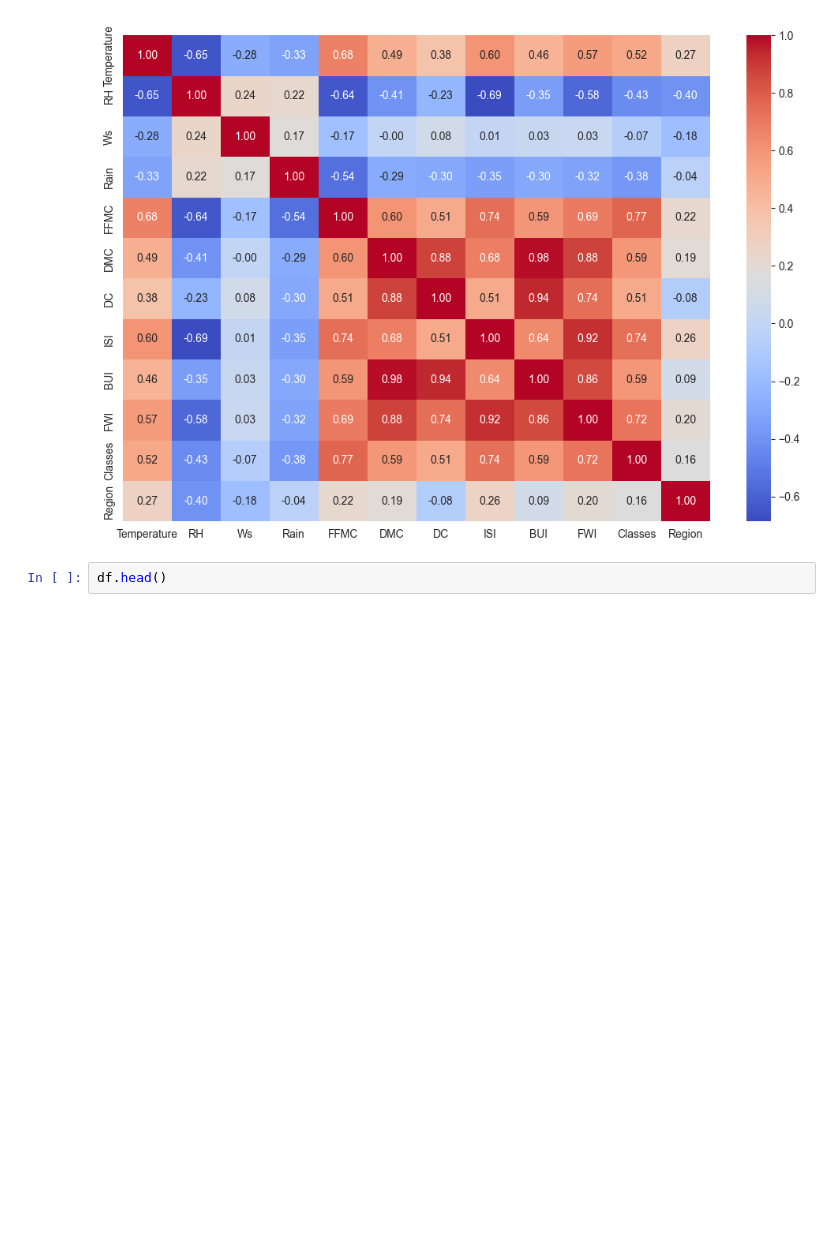
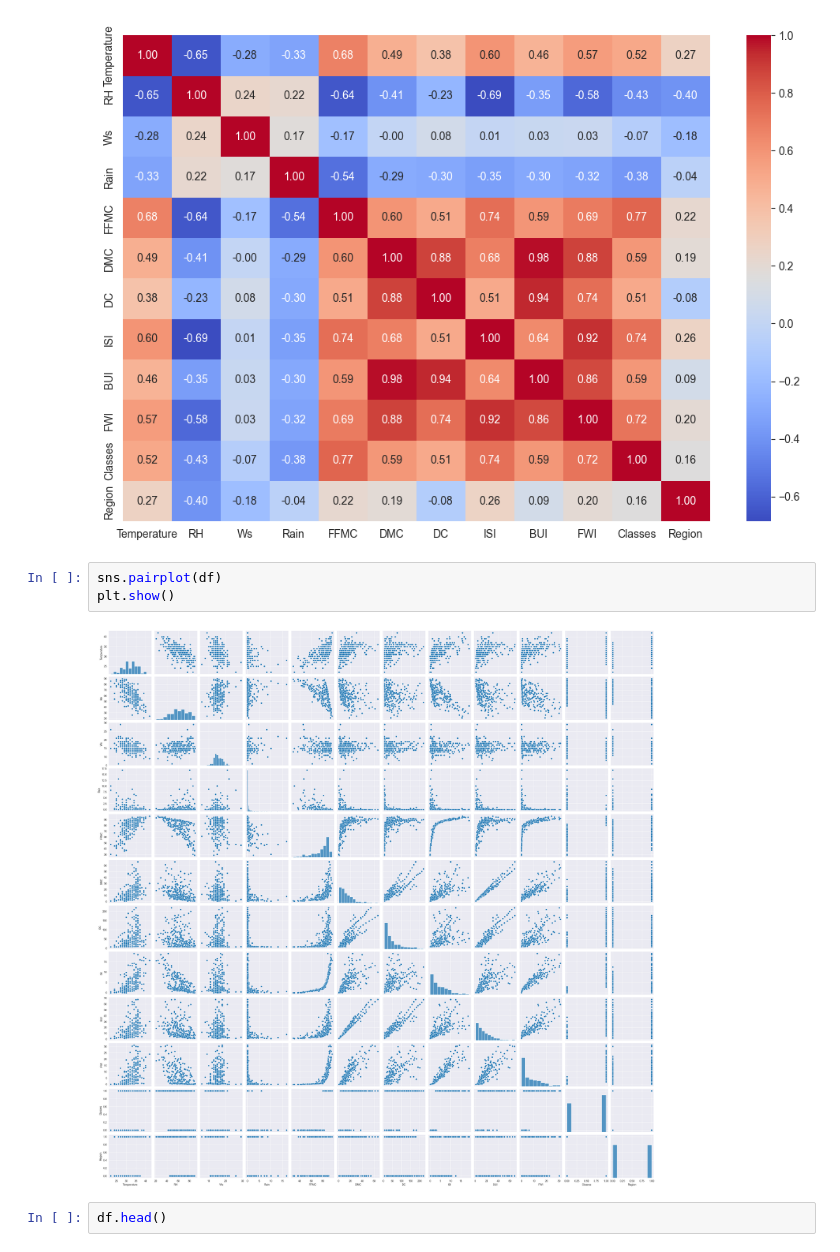
Before and after one commit to Ahmet-Ruchan/ML-Core, a Jupyter notebook: Core/Machine Learning/4-Ridge_Lasso_ElasticNet.ipynb, the cells around one changed output. Saved outputs shown, nothing was run; the diff lists cells and outputs as text; blank space fills up the shorter version.

```diff
--- a/Core/Machine Learning/4-Ridge_Lasso_ElasticNet.ipynb
+++ b/Core/Machine Learning/4-Ridge_Lasso_ElasticNet.ipynb
@@ -375,6 +375,11 @@ sns.heatmap(df.corr(), annot=True, cmap='coolwarm', fmt=".2f")
 plt.show()
 # %% [output]
 [figure]
+# %%
+sns.pairplot(df)
+plt.show()
+# %% [output]
+[figure, added]
 # %%
 df.head()
 # %% [output]
```
Also changed, not shown: parts of 15 cells of this notebook.
